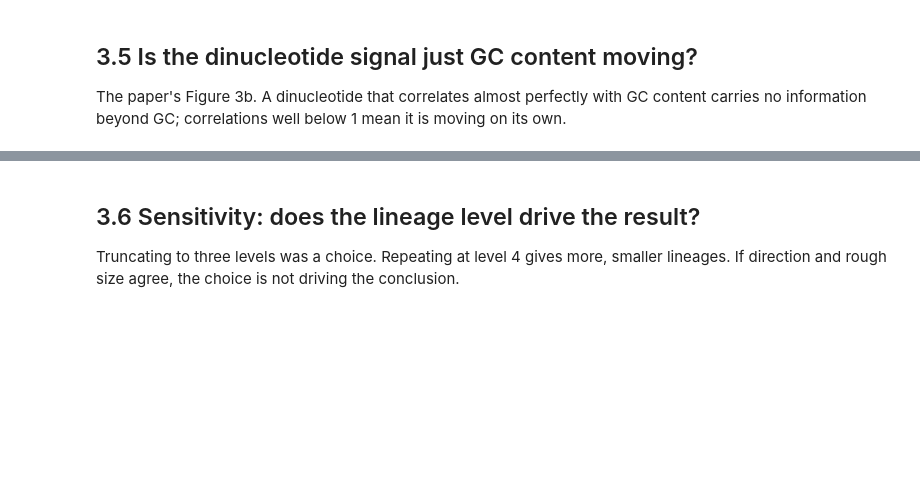
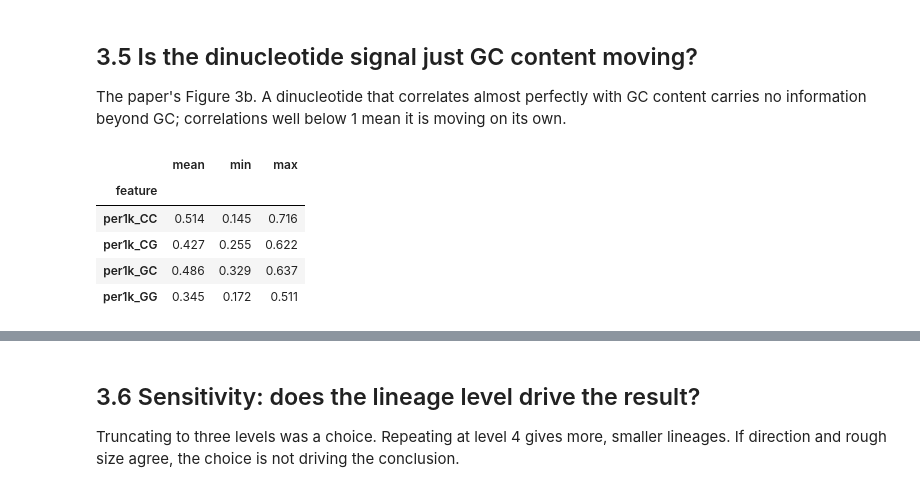
Before and after one commit to Wlimni/RSV, a Jupyter notebook: notebooks/03_lineage_trends.ipynb, the cells around one changed output, grey strips where cells are left out. Cells and saved outputs as stored; diff of their text form; code cells hidden in the pictures; blank space fills up the shorter version.

```diff
--- a/notebooks/03_lineage_trends.ipynb
+++ b/notebooks/03_lineage_trends.ipynb
@@ -136,7 +202,14 @@ Most slopes keep their direction and rough size, so geography is not generating
 The paper's Figure 3b. A dinucleotide that correlates almost perfectly with GC content carries no information beyond GC; correlations well below 1 mean it is moving on its own.
 # %%
 corr = lineage.gc_vs_dinucleotide_correlation(
-    gdf, ["per1k_CG", "per1k_GC", "per1k_GG", "per1k_CC", "per1k_TA"])
+    gdf, ["per1k_CG", "per1k_GC", "per1k_GG", "per1k_CC"])
 corr.groupby("feature").r.agg(["mean", "min", "max"]).round(3)
+# %% [output]
+|  | mean | min | max |
+| feature |  |  |  |
+| per1k_CC | 0.514 | 0.145 | 0.716 |
+| per1k_CG | 0.427 | 0.255 | 0.622 |
+| per1k_GC | 0.486 | 0.329 | 0.637 |
+| per1k_GG | 0.345 | 0.172 | 0.511 |
 # %%
 show("fig4_gc_correlation.png")
```
Also changed, not shown: parts of 11 cells of this notebook, 14 other files.
